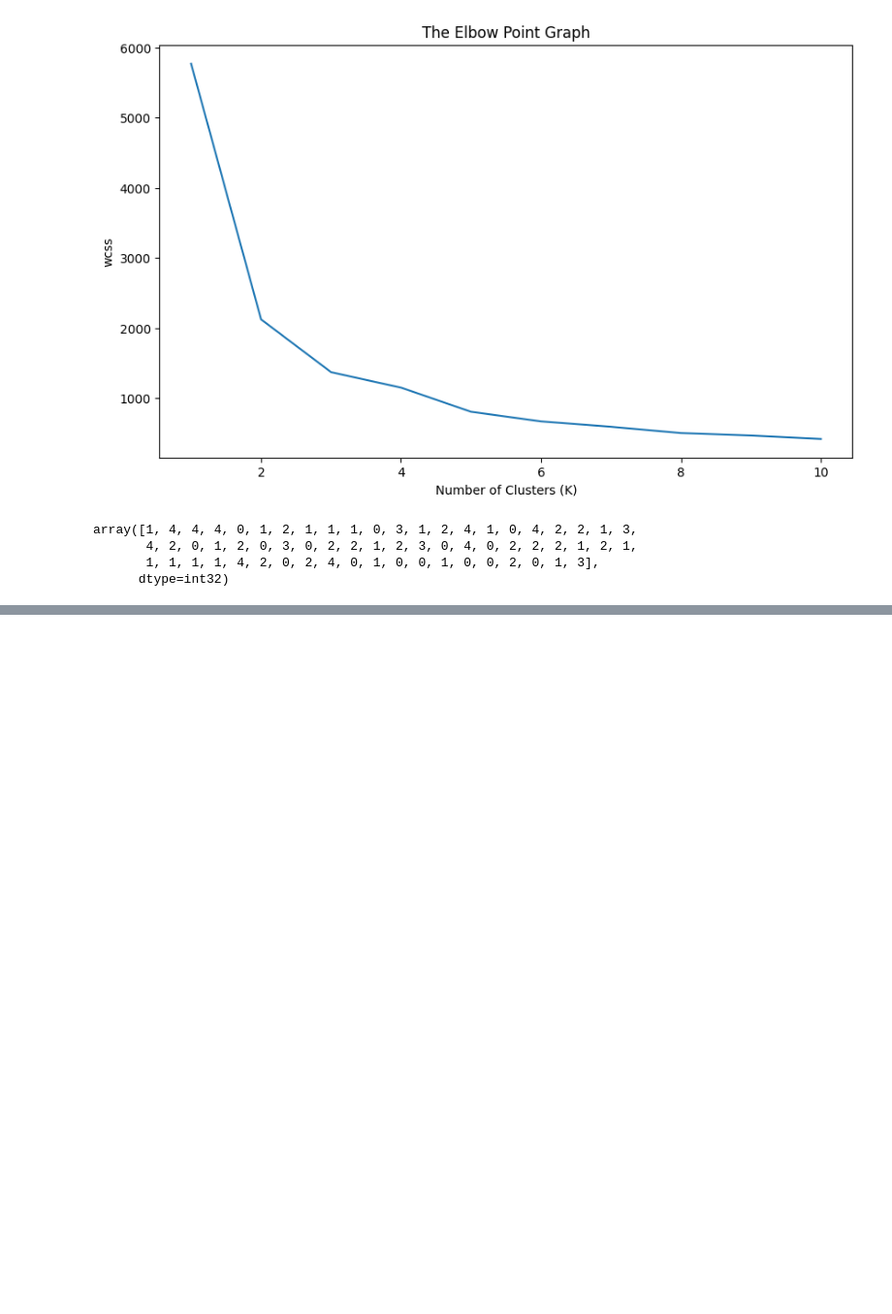
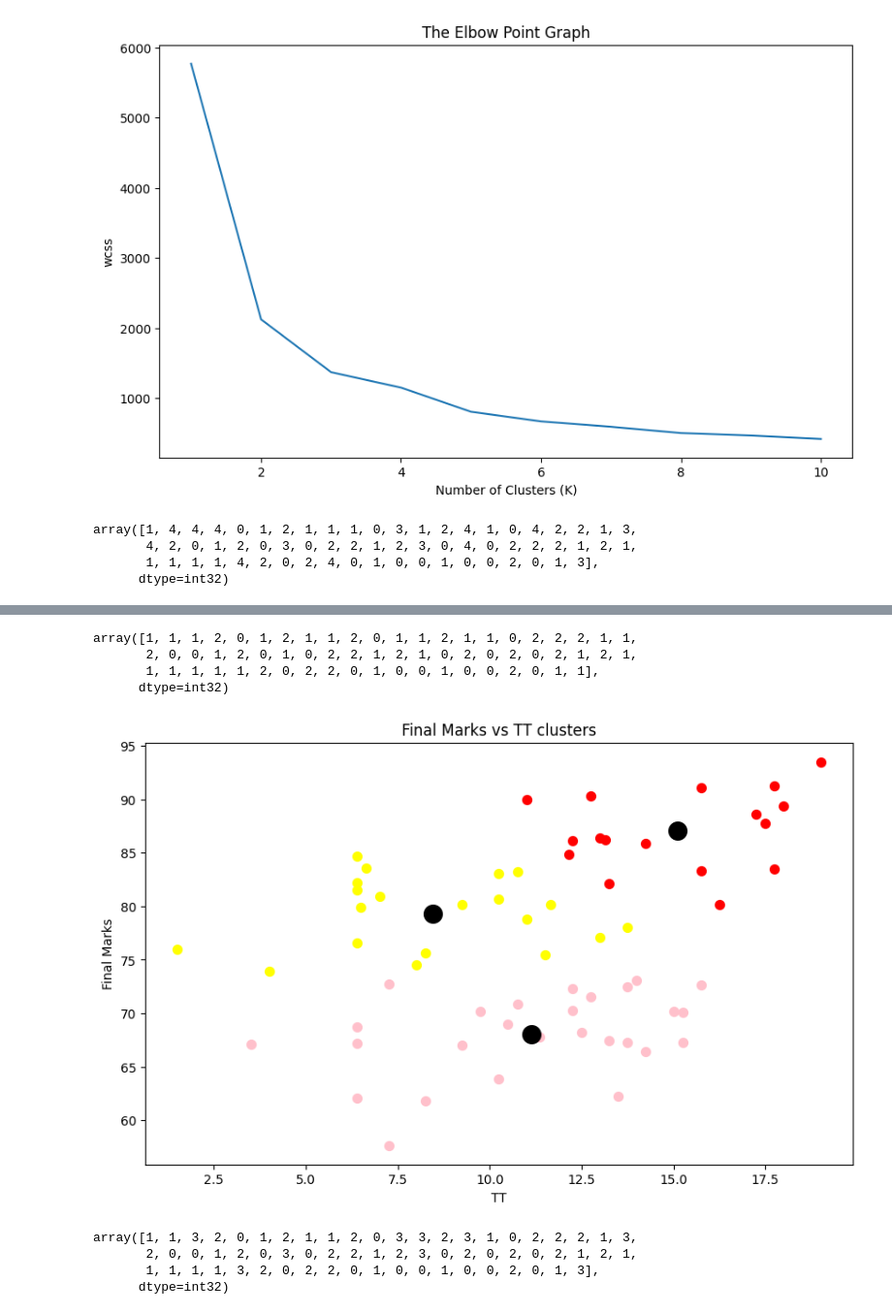
Before and after one commit to hussain00/PDS-Project, a Jupyter notebook: Project_2.ipynb, the cells around one changed output, grey strips where cells are left out. Shown: that part at 97% size. Cells and saved outputs as stored; diff of their text form; code cells hidden in the pictures; blank space fills up the shorter version.

```diff
--- a/Project_2.ipynb
+++ b/Project_2.ipynb
@@ -263,0 +264,31 @@ plt.show()
+# %%
+kmeans = KMeans(n_clusters=3, init='k-means++', random_state=0)
+Y2 = kmeans.fit_predict(X1)
+Y2
+# %% [output]
+array([1, 1, 1, 2, 0, 1, 2, 1, 1, 2, 0, 1, 1, 2, 1, 1, 0, 2, 2, 2, 1, 1,
+       2, 0, 0, 1, 2, 0, 1, 0, 2, 2, 1, 2, 1, 0, 2, 0, 2, 0, 2, 1, 2, 1,
+       1, 1, 1, 1, 1, 2, 0, 2, 2, 0, 1, 0, 0, 1, 0, 0, 2, 0, 1, 1],
+      dtype=int32)
+# %%
+plt.figure(figsize=(10,6))
+plt.scatter(X1[Y2==0,0], X1[Y2==0,1], s=50, c='red', label='Cluster 1')
+plt.scatter(X1[Y2==1,0], X1[Y2==1,1], s=50, c='pink', label='Cluster 2')
+plt.scatter(X1[Y2==2,0], X1[Y2==2,1], s=50, c='yellow', label='Cluster 3')
+
+plt.scatter(kmeans.cluster_centers_[:,0], kmeans.cluster_centers_[:,1], s=200, c='black', label='Centroids')
+plt.title('Final Marks vs TT clusters')
+plt.xlabel('TT')
+plt.ylabel('Final Marks')
+plt.show()
+# %% [output]
+[figure, added]
+# %%
+kmeans = KMeans(n_clusters=4, init='k-means++', random_state=0)
+Y3 = kmeans.fit_predict(X1)
+Y3
+# %% [output]
+array([1, 1, 3, 2, 0, 1, 2, 1, 1, 2, 0, 3, 3, 2, 3, 1, 0, 2, 2, 2, 1, 3,
+       2, 0, 0, 1, 2, 0, 3, 0, 2, 2, 1, 2, 3, 0, 2, 0, 2, 0, 2, 1, 2, 1,
+       1, 1, 1, 1, 3, 2, 0, 2, 2, 0, 1, 0, 0, 1, 0, 0, 2, 0, 1, 3],
+      dtype=int32)
```
Also changed, not shown: parts of 2 cells of this notebook.
